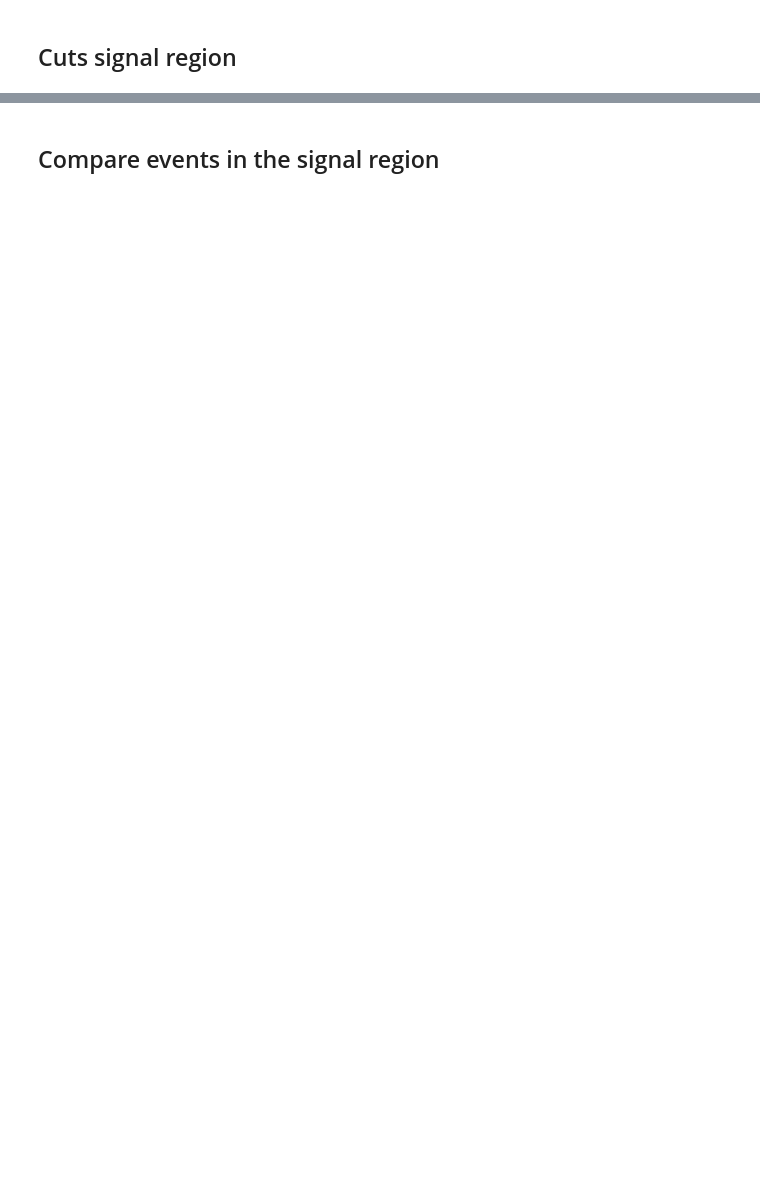
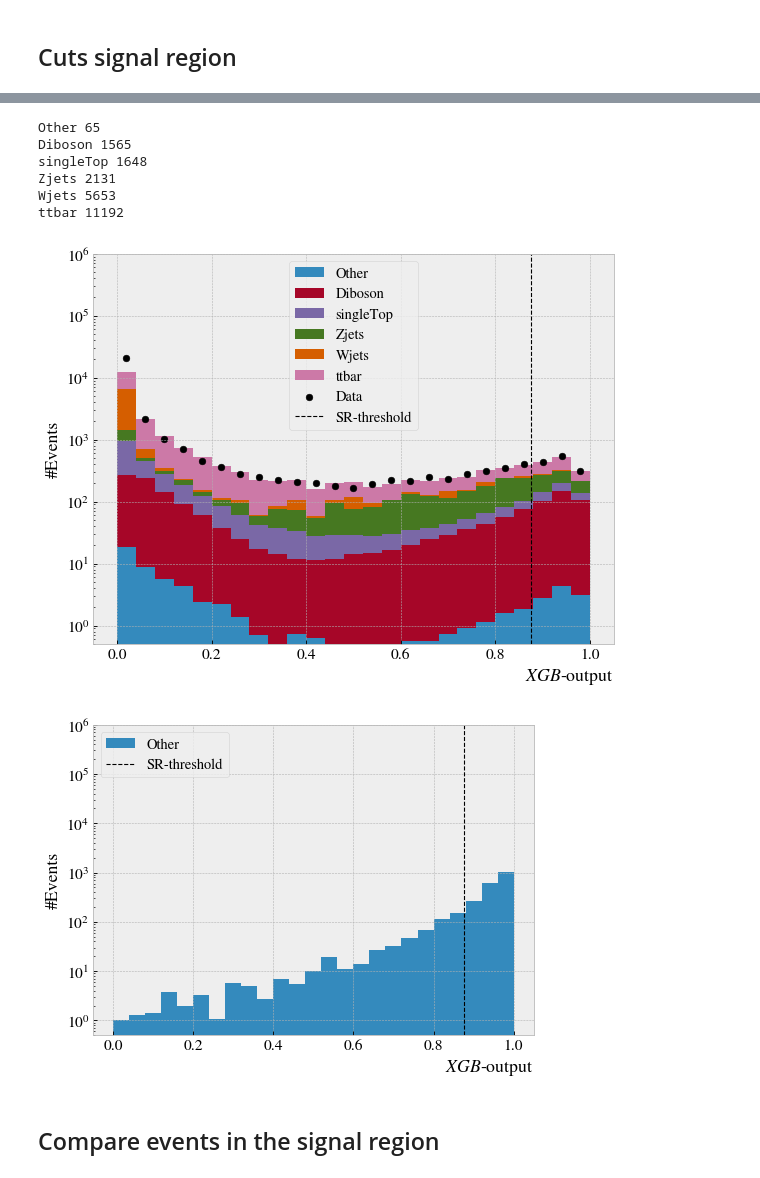
Before and after one commit to WilliamHirst/FYS5555, a Jupyter notebook: Proj3/new_notebooks/Histo.ipynb, the cells around one changed output, grey strips where cells are left out. Drawn from its saved outputs; the diff is of its cells as text; code cells hidden in the pictures; blank space fills up the shorter version.

```diff
--- a/Proj3/new_notebooks/Histo.ipynb
+++ b/Proj3/new_notebooks/Histo.ipynb
@@ -235,7 +288,7 @@ df_data.drop(['channelNumber',  'weight'],axis=1,inplace=True)
 # %%
 df_output = []
 weights = []
-nr_events = []
+nr_events_AC = []
 
 cats = ['Wjets' , 'singleTop', 'Diboson' , 'ttbar', 'Zjets', 'Other']
 
@@ -244,36 +297,67 @@ for i in range(len(cats)):
     X_cat = np.array(df[index])
     weights.append(df_weights[index])
     df_output.append(xgb.predict_proba(X_cat)[:,1])
-    nr_events.append(np.sum(weights[i].array))
+    nr_events_AC.append(np.sum(weights[i].array))
 
-sort_indx = sorted(range(len(nr_events)), key=lambda k: nr_events[k])
+
+
+SUSY_output = xgb.predict_proba(np.array(df[SUSY_index]))[:,1]
+SUSY_weights = df_weights[SUSY_index]
+
+sort_indx = sorted(range(len(nr_events_AC)), key=lambda k: nr_events_AC[k])
 
 df_output = [df_output[i] for i in sort_indx]
 weights = [weights[i] for i in sort_indx]
 cats = [cats[i] for i in sort_indx]
-nr_events = [nr_events[i] for i in sort_indx]
+nr_events_AC = [nr_events_AC[i] for i in sort_indx]
 
 for i in range(len(cats)):
-    print(cats[i], nr_events[i])
+    print(cats[i], int(nr_events_AC[i]))
+# %% [output]
+Other 65
+Diboson 1565
+singleTop 1648
+Zjets 2131
+Wjets 5653
+ttbar 11192
 # %%
 xbg_pred_data = xgb.predict_proba(np.array(df_data))[:,1]
 N, bins = np.histogram(xbg_pred_data, bins = 25, range=(0,1))
 x = (np.array(bins[0:-1]) + np.array(bins[1:]))/2
-threshold = 0.681175
+threshold = 0.875
 # %%
 fig = plt.figure(figsize = (7.4, 5.8), num=0, dpi=80, facecolor='w', edgecolor='k')
 ax = fig.add_subplot(1, 1, 1)
 plt.xlabel(r"$XGB$-output", fontsize=16, loc = "right")
 plt.ylabel("#Events", fontsize=16)
 plt.yscale("log")
-plt.ylim([1e1,1e6])
-plt.hist(df_output, weights = weights, bins = 25, range=(0,1), histtype = "barstacked", stacked = True, label = cats, zorder=0)
+plt.ylim([5e-1,1e6])
+plt.hist(df_output[:], weights = weights[:], bins = 25, range=(0,1), histtype = "barstacked", stacked = True, label = cats, zorder=0)
 plt.scatter(x, N, c = "black", label = "Data")
 plt.axvline(x=threshold, color="black", linestyle="--", linewidth = 1.0, label = "SR-threshold")
 plt.legend(fontsize=13)
 plt.tight_layout(pad=1.1, w_pad=0.7, h_pad=0.2)
 plt.savefig("figures/XGB_dist.pdf")
 plt.show()
+
+
+
+
+fig = plt.figure(figsize = (6.4, 4.8), num=0, dpi=80, facecolor='w', edgecolor='k')
+ax = fig.add_subplot(1, 1, 1)
+plt.xlabel(r"$XGB$-output", fontsize=16, loc = "right")
+plt.ylabel("#Events", fontsize=16)
+plt.yscale("log")
+plt.ylim([5e-1,1e6])
+plt.hist(SUSY_output, weights = SUSY_weights, bins = 25, range=(0,1), histtype = "barstacked", stacked = True, label = cats, zorder=0)
+plt.axvline(x=threshold, color="black", linestyle="--", linewidth = 1.0, label = "SR-threshold")
+plt.legend(fontsize=13)
+plt.tight_layout(pad=1.1, w_pad=0.7, h_pad=0.2)
+plt.savefig("figures/XGB_SUSY.pdf")
+plt.show()
+# %% [output]
+[figure, added]
+[figure, added]
 # %% [markdown]
 ## Compare events in the signal region
 # %%
```
Also changed, not shown: parts of 11 cells of this notebook, 1 other file.
